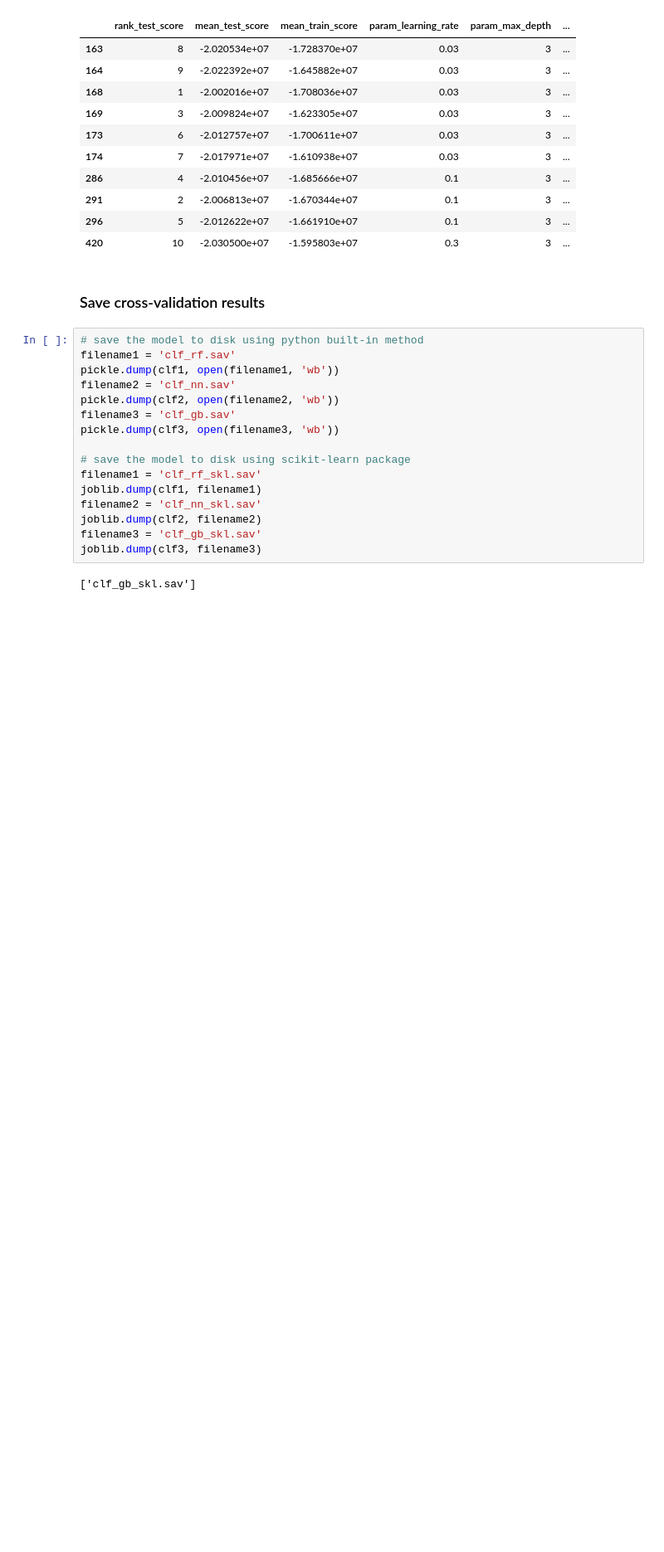
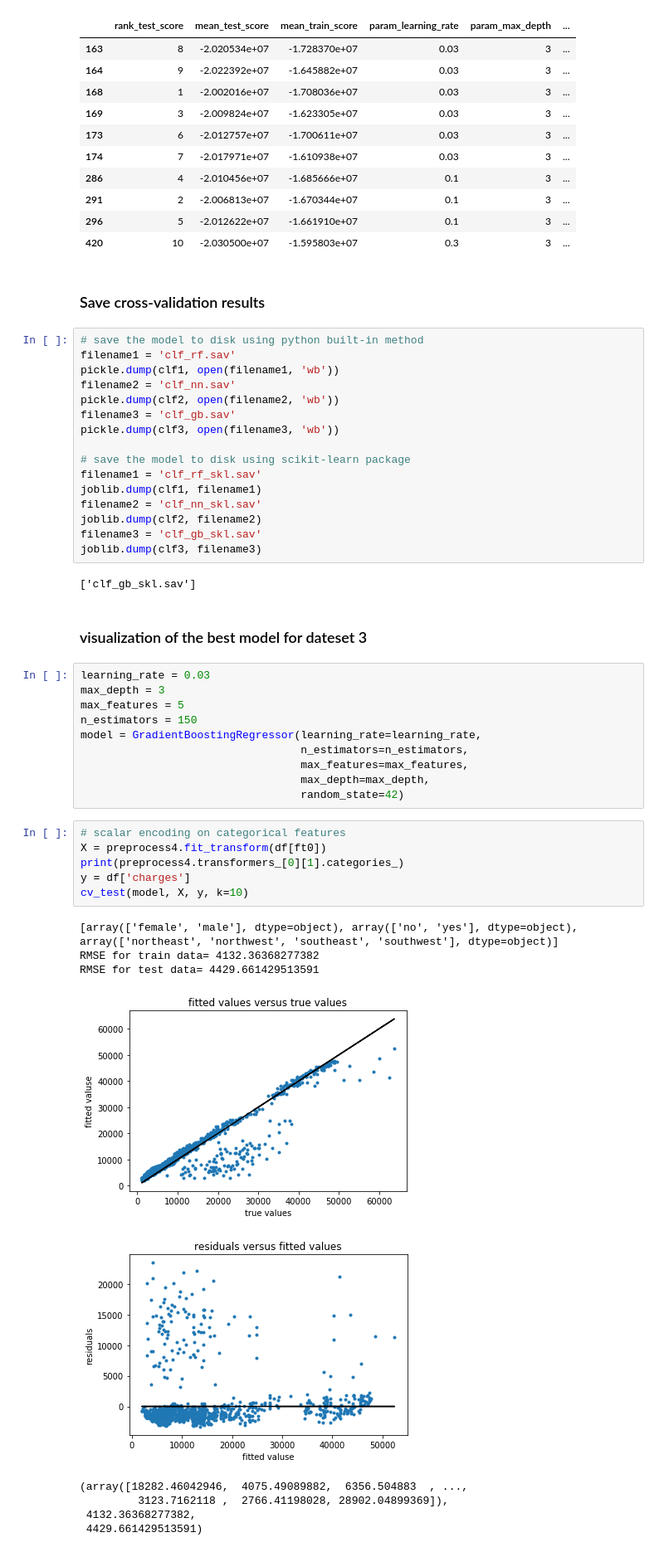
Before and after one commit to ruizhi92/ECE219-Large-Scale-Data-Mining, a Jupyter notebook: project4_regression/Project_4_Zeyu_dataset3.ipynb, the cells around one changed output. Shown at 83% size. Saved outputs shown, nothing was run; the diff lists cells and outputs as text; blank space fills up the shorter version.

```diff
--- a/project4_regression/Project_4_Zeyu_dataset3.ipynb
+++ b/project4_regression/Project_4_Zeyu_dataset3.ipynb
@@ -655,3 +655,31 @@ filename3 = 'clf_gb_skl.sav'
 joblib.dump(clf3, filename3)
 # %% [output]
 ['clf_gb_skl.sav']
+# %% [markdown]
+### visualization of the best model for dateset 3
+# %%
+learning_rate = 0.03
+max_depth = 3
+max_features = 5
+n_estimators = 150
+model = GradientBoostingRegressor(learning_rate=learning_rate,
+                                  n_estimators=n_estimators,
+                                  max_features=max_features,
+                                  max_depth=max_depth,
+                                  random_state=42)
+# %%
+# scalar encoding on categorical features
+X = preprocess4.fit_transform(df[ft0])
+print(preprocess4.transformers_[0][1].categories_)
+y = df['charges']
+cv_test(model, X, y, k=10)
+# %% [output]
+[array(['female', 'male'], dtype=object), array(['no', 'yes'], dtype=object), array(['northeast', 'northwest', 'southeast', 'southwest'], dtype=object)]
+RMSE for train data= 4132.36368277382
+RMSE for test data= 4429.661429513591
+[figure, added]
+[figure, added]
+(array([18282.46042946,  4075.49089882,  6356.504883  , ...,
+         3123.7162118 ,  2766.41198028, 28902.04899369]),
+ 4132.36368277382,
+ 4429.661429513591)
```
